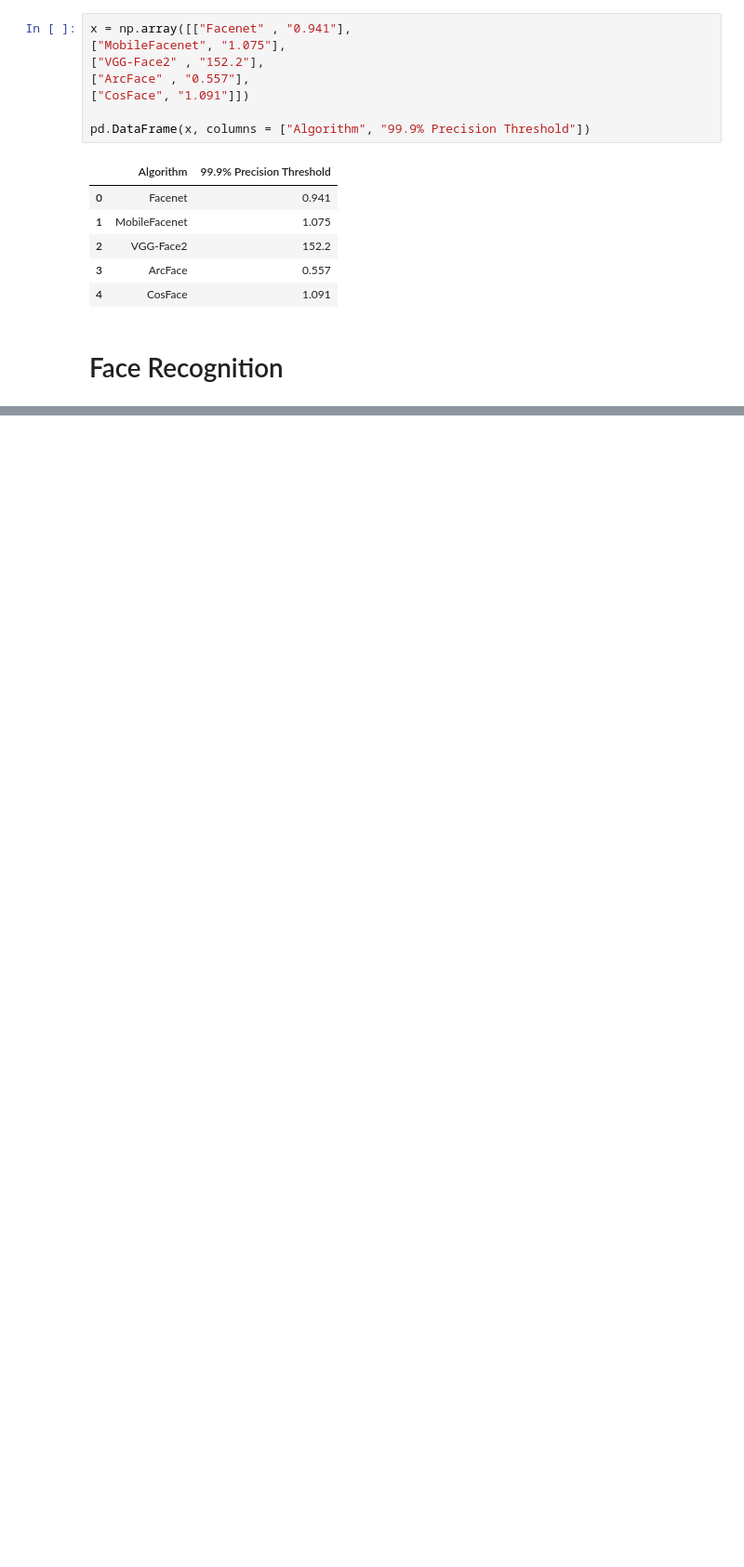
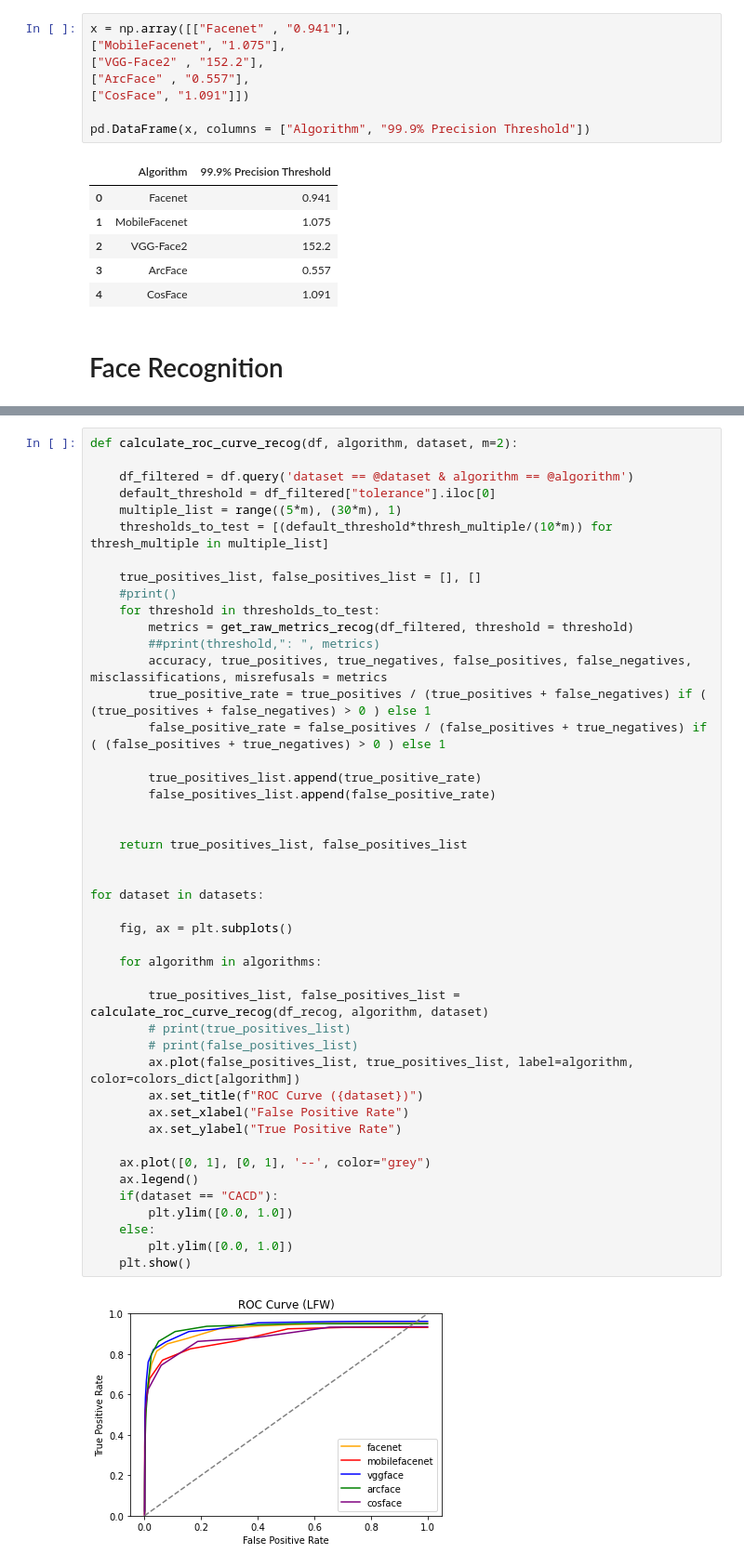
Before and after one commit to talhabinijaz576/dissertation, a Jupyter notebook: experiments/analysis.ipynb, the cells around one changed output, grey strips where cells are left out. Shown at 93% size. Drawn from its saved outputs; the diff is of its cells as text; blank space fills up the shorter version.

```diff
--- a/experiments/analysis.ipynb
+++ b/experiments/analysis.ipynb
@@ -1198,0 +1326,47 @@ UndefinedVariableError: name 'same' is not defined
+# %%
+def calculate_roc_curve_recog(df, algorithm, dataset, m=2):
+
+    df_filtered = df.query('dataset == @dataset & algorithm == @algorithm')
+    default_threshold = df_filtered["tolerance"].iloc[0]
+    multiple_list = range((5*m), (30*m), 1)
+    thresholds_to_test = [(default_threshold*thresh_multiple/(10*m)) for thresh_multiple in multiple_list]
+
+    true_positives_list, false_positives_list = [], []
+    #print()
+    for threshold in thresholds_to_test:
+        metrics = get_raw_metrics_recog(df_filtered, threshold = threshold)
+        ##print(threshold,": ", metrics)
+        accuracy, true_positives, true_negatives, false_positives, false_negatives, misclassifications, misrefusals = metrics
+        true_positive_rate = true_positives / (true_positives + false_negatives) if ( (true_positives + false_negatives) > 0 ) else 1
+        false_positive_rate = false_positives / (false_positives + true_negatives) if ( (false_positives + true_negatives) > 0 ) else 1
+
+        true_positives_list.append(true_positive_rate)
+        false_positives_list.append(false_positive_rate)
+
+
+    return true_positives_list, false_positives_list
+
+
+for dataset in datasets:
+
+    fig, ax = plt.subplots()
+
+    for algorithm in algorithms:
+
+        true_positives_list, false_positives_list = calculate_roc_curve_recog(df_recog, algorithm, dataset)
+        # print(true_positives_list)
+        # print(false_positives_list)
+        ax.plot(false_positives_list, true_positives_list, label=algorithm, color=colors_dict[algorithm])
+        ax.set_title(f"ROC Curve ({dataset})")
+        ax.set_xlabel("False Positive Rate")
+        ax.set_ylabel("True Positive Rate")
+
+    ax.plot([0, 1], [0, 1], '--', color="grey")
+    ax.legend()
+    if(dataset == "CACD"):
+        plt.ylim([0.0, 1.0])
+    else:
+        plt.ylim([0.0, 1.0])
+    plt.show()
+# %% [output]
+[figure, added]
```
Also changed, not shown: parts of 21 cells of this notebook, 1 other file.
